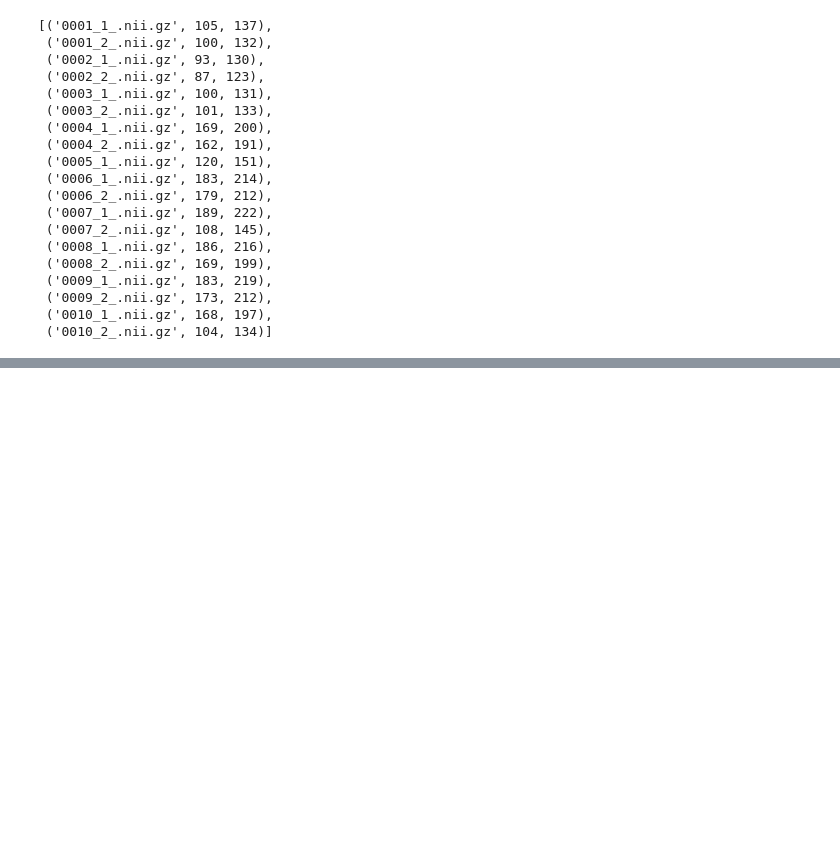
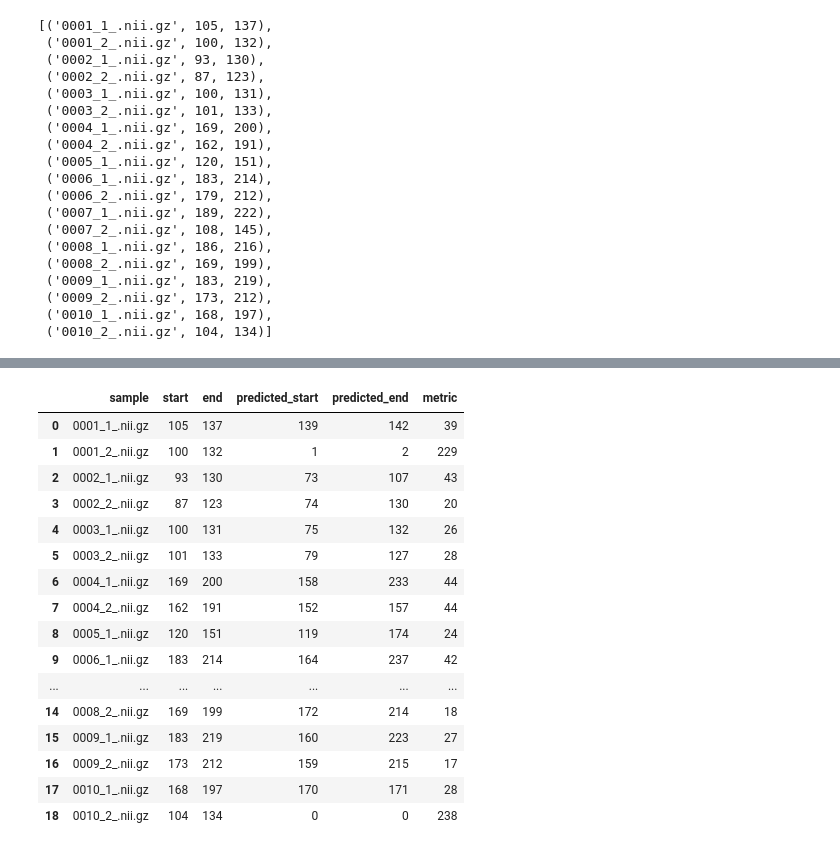
Before and after one commit to stabor705/opencv-and-ai-agh-2024, a Jupyter notebook: Lab4/lab4.ipynb, the cells around one changed output, grey strips where cells are left out. Drawn from its saved outputs; the diff is of its cells as text; code cells hidden in the pictures; blank space fills up the shorter version.

```diff
--- a/Lab4/lab4.ipynb
+++ b/Lab4/lab4.ipynb
@@ -349,10 +323,8 @@ test(model, validation_loader, criterion, device)
 # %%
-def make_classification(model, ct, device):
+def make_classification(model, ct, device, transform):
     result = []
     for depth in range(ct.shape[2]):
         s = transform(torch.tensor(ct[:, :, depth], dtype=torch.float, device=device).unsqueeze(0))
         c = torch.argmax(model(s.unsqueeze(0))).item()
         result.append(c)
     return result
-
-classification = make_classification(model, ct, device)
@@ -378,30 +343,49 @@ find_voi(classification, n_neigh=10)
 # %%
 import pandas as pd
 
 n_neigh = 10
 
 data = {
     "sample": list(),
     "start": list(),
     "end": list(),
     "predicted_start": list(),
     "predicted_end": list(),
     "metric": list()
 }
 
 for sample, start, end in samples:
     ct = nib.load(f"Data/{sample}").get_fdata()
     classification = make_classification(model, ct, device)
     predicted_start, predicted_end = find_voi(classification, n_neigh)
     metric = abs(predicted_start - start) + abs(predicted_end - end)
     data["sample"].append(sample)
     data["start"].append(start)
     data["end"].append(end)
     data["predicted_start"].append(predicted_start)
     data["predicted_end"].append(predicted_end)
     data["metric"].append(metric)
 
 df = pd.DataFrame(data)
+df
+# %% [output]
+|  | sample | start | end | predicted_start | predicted_end | metric |
+| 0 | 0001_1_.nii.gz | 105 | 137 | 139 | 142 | 39 |
+| 1 | 0001_2_.nii.gz | 100 | 132 | 1 | 2 | 229 |
+| 2 | 0002_1_.nii.gz | 93 | 130 | 73 | 107 | 43 |
+| 3 | 0002_2_.nii.gz | 87 | 123 | 74 | 130 | 20 |
+| 4 | 0003_1_.nii.gz | 100 | 131 | 75 | 132 | 26 |
+| 5 | 0003_2_.nii.gz | 101 | 133 | 79 | 127 | 28 |
+| 6 | 0004_1_.nii.gz | 169 | 200 | 158 | 233 | 44 |
+| 7 | 0004_2_.nii.gz | 162 | 191 | 152 | 157 | 44 |
+| 8 | 0005_1_.nii.gz | 120 | 151 | 119 | 174 | 24 |
+| 9 | 0006_1_.nii.gz | 183 | 214 | 164 | 237 | 42 |
+| ... | ... | ... | ... | ... | ... | ... |
+| 14 | 0008_2_.nii.gz | 169 | 199 | 172 | 214 | 18 |
+| 15 | 0009_1_.nii.gz | 183 | 219 | 160 | 223 | 27 |
+| 16 | 0009_2_.nii.gz | 173 | 212 | 159 | 215 | 17 |
+| 17 | 0010_1_.nii.gz | 168 | 197 | 170 | 171 | 28 |
+| 18 | 0010_2_.nii.gz | 104 | 134 | 0 | 0 | 238 |
 # %%
 df["metric"].mean()
 # %% [output]
```
Also changed, not shown: parts of 17 cells of this notebook.
